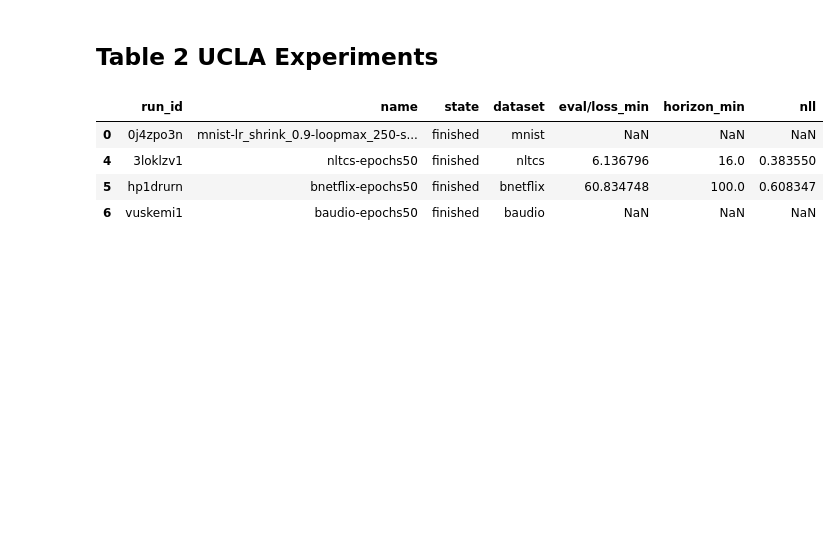
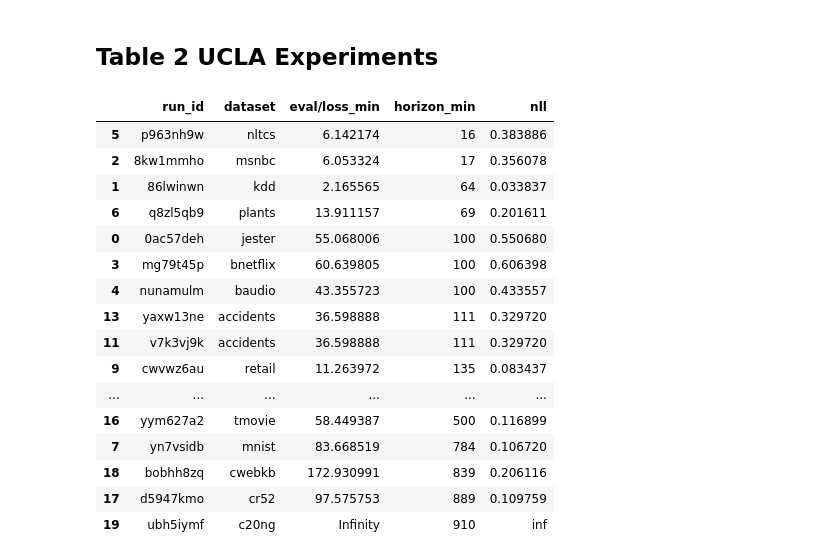
Before and after one commit to marawangamal/ptn, a Jupyter notebook: scripts/results.ipynb, the cells around one changed output. Drawn from its saved outputs; the diff is of its cells as text; code cells hidden in the pictures; blank space fills up the shorter version.

```diff
--- a/scripts/results.ipynb
+++ b/scripts/results.ipynb
@@ -332,12 +332,27 @@ df = load_wandb_runs('ptn-dmrg', log_specs=[{'name': 'eval/loss', 'reduce': 'min
 # %%
 dfc = df.copy()
 dfc = dfc[dfc['state'] == 'finished']
-dfc['nll'] = dfc['eval/loss_min'] / dfc['horizon_min']
+dfc['nll'] = dfc['eval/loss_min'].astype(float) / dfc['horizon_min'].astype(float)
 dfc['dataset'] = dfc['name'].map(lambda x: x.split('-')[0])
-dfc
+# Keep only relevant columns for summary
+cols_to_keep = ["run_id", "dataset", "eval/loss_min", "horizon_min", "nll"]
+dfc = dfc[cols_to_keep]
+dfc.sort_values("horizon_min")
 # %% [output]
-|  | run_id | name | state | dataset | eval/loss_min | horizon_min | nll |
-| 0 | 0j4zpo3n | mnist-lr_shrink_0.9-loopmax_250-s... | finished | mnist | NaN | NaN | NaN |
-| 4 | 3loklzv1 | nltcs-epochs50 | finished | nltcs | 6.136796 | 16.0 | 0.383550 |
-| 5 | hp1drurn | bnetflix-epochs50 | finished | bnetflix | 60.834748 | 100.0 | 0.608347 |
-| 6 | vuskemi1 | baudio-epochs50 | finished | baudio | NaN | NaN | NaN |
+|  | run_id | dataset | eval/loss_min | horizon_min | nll |
+| 5 | p963nh9w | nltcs | 6.142174 | 16 | 0.383886 |
+| 2 | 8kw1mmho | msnbc | 6.053324 | 17 | 0.356078 |
+| 1 | 86lwinwn | kdd | 2.165565 | 64 | 0.033837 |
+| 6 | q8zl5qb9 | plants | 13.911157 | 69 | 0.201611 |
+| 0 | 0ac57deh | jester | 55.068006 | 100 | 0.550680 |
+| 3 | mg79t45p | bnetflix | 60.639805 | 100 | 0.606398 |
+| 4 | nunamulm | baudio | 43.355723 | 100 | 0.433557 |
+| 13 | yaxw13ne | accidents | 36.598888 | 111 | 0.329720 |
+| 11 | v7k3vj9k | accidents | 36.598888 | 111 | 0.329720 |
+| 9 | cwvwz6au | retail | 11.263972 | 135 | 0.083437 |
+| ... | ... | ... | ... | ... | ... |
+| 16 | yym627a2 | tmovie | 58.449387 | 500 | 0.116899 |
+| 7 | yn7vsidb | mnist | 83.668519 | 784 | 0.106720 |
+| 18 | bobhh8zq | cwebkb | 172.930991 | 839 | 0.206116 |
+| 17 | d5947kmo | cr52 | 97.575753 | 889 | 0.109759 |
+| 19 | ubh5iymf | c20ng | Infinity | 910 | inf |
```
Also changed, not shown: 6 other files.
